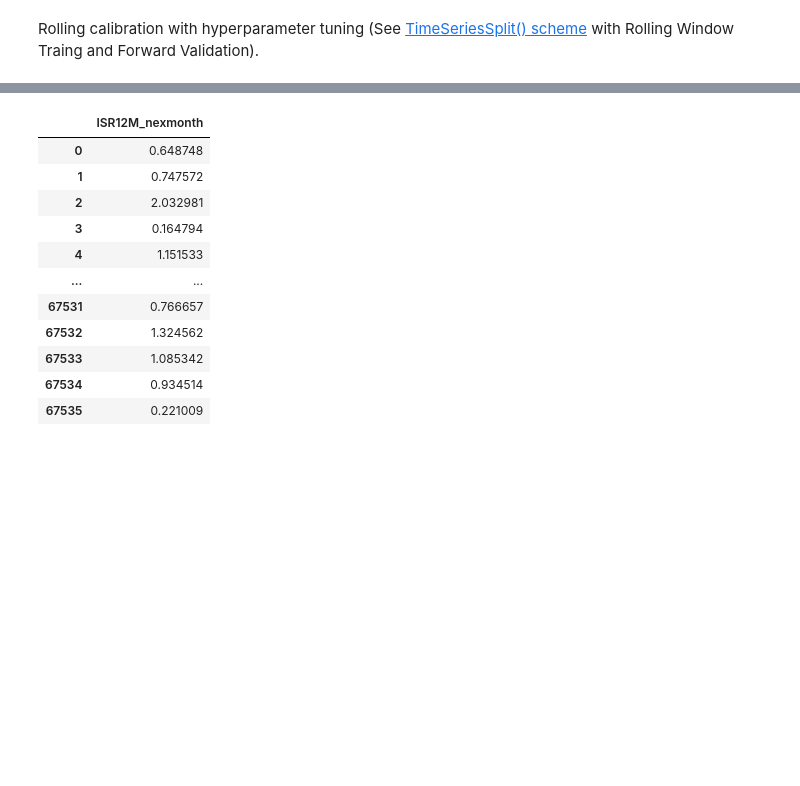
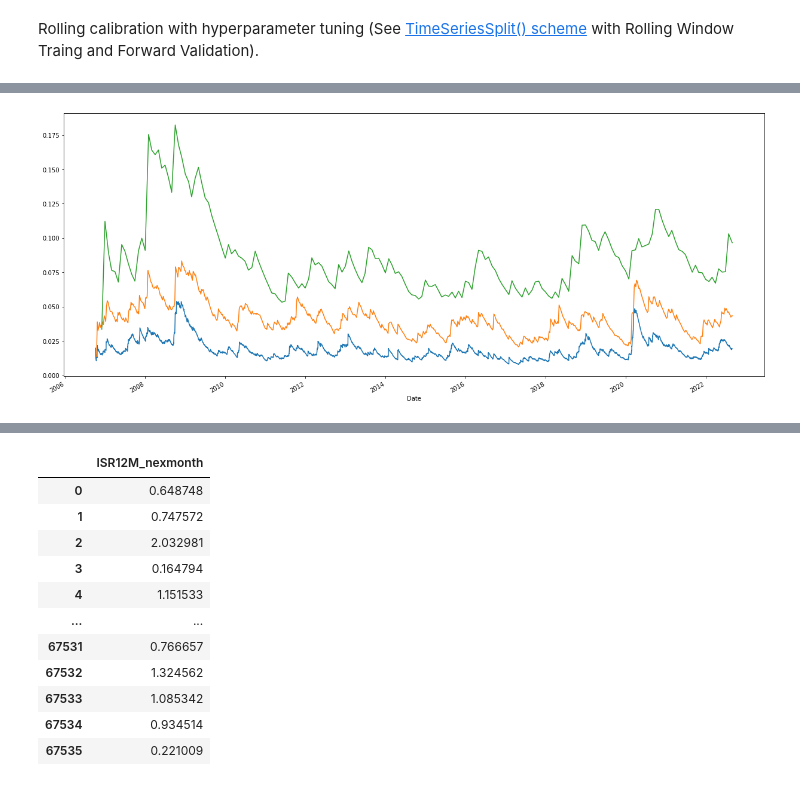
Before and after one commit to falken1983/pystock_recommender, a Jupyter notebook: jupyter_notebooks/supervisedml_implementation_training.ipynb, the cells around one changed output, grey strips where cells are left out. Cells and saved outputs as stored; diff of their text form; code cells hidden in the pictures; blank space fills up the shorter version.

```diff
--- a/jupyter_notebooks/supervisedml_implementation_training.ipynb
+++ b/jupyter_notebooks/supervisedml_implementation_training.ipynb
@@ -1764,0 +1766,11 @@ target = ['ISR12M_nexmonth']
+# %%
+# 20221005: Adding EW Vol To Features
+import pickle
+with open("data/config/20220831_returns_scores.pkl","rb") as file:
+    scores = pickle.load(file)
+
+scores["ewma_vols"]["daily"]["AAPL"].plot(figsize=(21,9))
+scores["ewma_vols"]["weekly"]["AAPL"].plot(figsize=(21,9))
+scores["ewma_vols"]["monthly"]["AAPL"].plot(figsize=(21,9));
+# %% [output]
+[figure, added]
```
Also changed, not shown: parts of 35 cells of this notebook, 2 other files.
